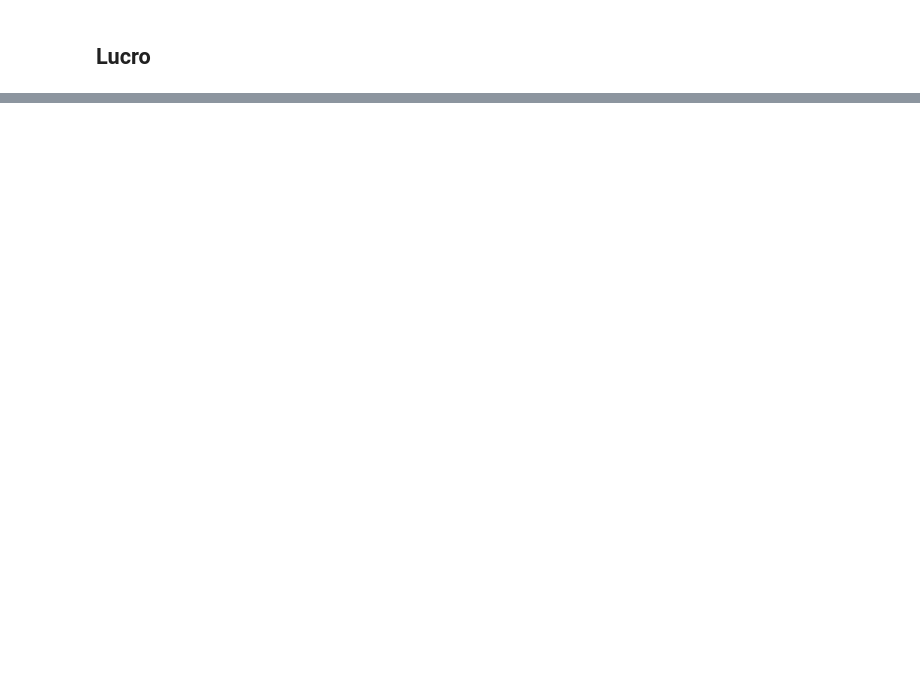
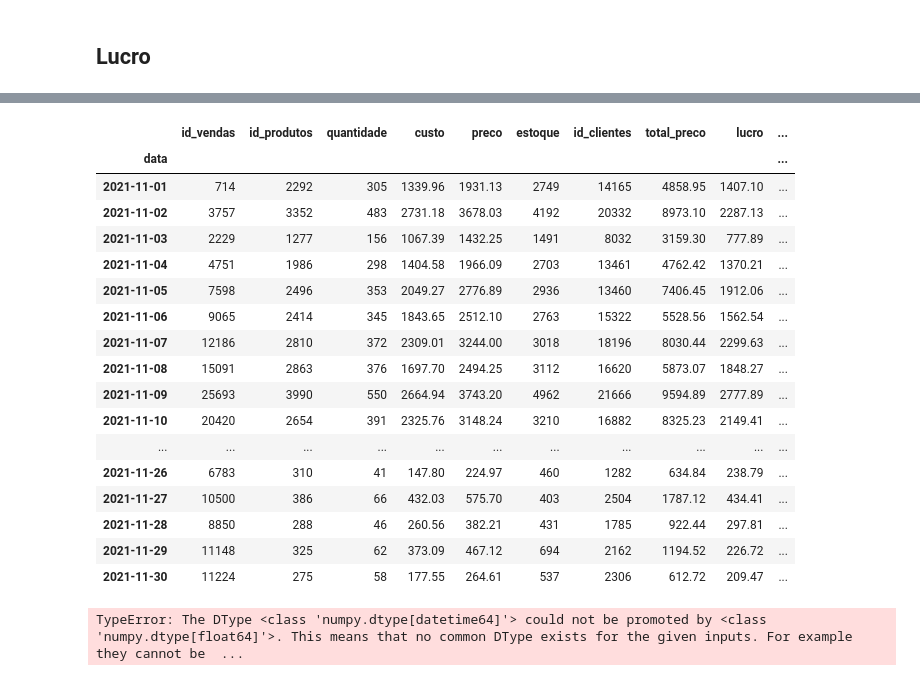
Before and after one commit to BrunoFornaro/A2-LP, a Jupyter notebook: testes_análises-Copy1 (1).ipynb, the cells around one changed output, grey strips where cells are left out. Cells and saved outputs as stored; diff of their text form; code cells hidden in the pictures; blank space fills up the shorter version.

Commit message:
Adicionando gráficos e análises

```diff
--- a/testes_análises-Copy1 (1).ipynb
+++ b/testes_análises-Copy1 (1).ipynb
@@ -414,0 +470,47 @@ fig.show()
+# %%
+venda_produtos_cliente_agrupado_por_dia
+# %% [output]
+|  | id_vendas | id_produtos | quantidade | custo | preco | estoque | id_clientes | total_preco | lucro | ... |
+| data |  |  |  |  |  |  |  |  |  | ... |
+| 2021-11-01 | 714 | 2292 | 305 | 1339.96 | 1931.13 | 2749 | 14165 | 4858.95 | 1407.10 | ... |
+| 2021-11-02 | 3757 | 3352 | 483 | 2731.18 | 3678.03 | 4192 | 20332 | 8973.10 | 2287.13 | ... |
+| 2021-11-03 | 2229 | 1277 | 156 | 1067.39 | 1432.25 | 1491 | 8032 | 3159.30 | 777.89 | ... |
+| 2021-11-04 | 4751 | 1986 | 298 | 1404.58 | 1966.09 | 2703 | 13461 | 4762.42 | 1370.21 | ... |
+| 2021-11-05 | 7598 | 2496 | 353 | 2049.27 | 2776.89 | 2936 | 13460 | 7406.45 | 1912.06 | ... |
+| 2021-11-06 | 9065 | 2414 | 345 | 1843.65 | 2512.10 | 2763 | 15322 | 5528.56 | 1562.54 | ... |
+| 2021-11-07 | 12186 | 2810 | 372 | 2309.01 | 3244.00 | 3018 | 18196 | 8030.44 | 2299.63 | ... |
+| 2021-11-08 | 15091 | 2863 | 376 | 1697.70 | 2494.25 | 3112 | 16620 | 5873.07 | 1848.27 | ... |
+| 2021-11-09 | 25693 | 3990 | 550 | 2664.94 | 3743.20 | 4962 | 21666 | 9594.89 | 2777.89 | ... |
+| 2021-11-10 | 20420 | 2654 | 391 | 2325.76 | 3148.24 | 3210 | 16882 | 8325.23 | 2149.41 | ... |
+| ... | ... | ... | ... | ... | ... | ... | ... | ... | ... | ... |
+| 2021-11-26 | 6783 | 310 | 41 | 147.80 | 224.97 | 460 | 1282 | 634.84 | 238.79 | ... |
+| 2021-11-27 | 10500 | 386 | 66 | 432.03 | 575.70 | 403 | 2504 | 1787.12 | 434.41 | ... |
+| 2021-11-28 | 8850 | 288 | 46 | 260.56 | 382.21 | 431 | 1785 | 922.44 | 297.81 | ... |
+| 2021-11-29 | 11148 | 325 | 62 | 373.09 | 467.12 | 694 | 2162 | 1194.52 | 226.72 | ... |
+| 2021-11-30 | 11224 | 275 | 58 | 177.55 | 264.61 | 537 | 2306 | 612.72 | 209.47 | ... |
+# %%
+from sklearn.preprocessing import MaxAbsScaler
+abs_scaler = MaxAbsScaler()
+
+venda_produtos_cliente_agrupado_por_dia=venda_produtos_cliente.groupby("data").sum().sort_values('data').reset_index()
+venda_produtos_cliente_agrupado_por_dia=venda_produtos_cliente_agrupado_por_dia[["data", "total_preco"]]
+
+#Normalizando os dados
+abs_scaler = MaxAbsScaler()
+abs_scaler.fit(venda_produtos_cliente_agrupado_por_dia)
+abs_scaler.max_abs_
+scaled_data = abs_scaler.transform(venda_produtos_cliente_agrupado_por_dia)
+df_scaled = pd.DataFrame(scaled_data, columns=venda_produtos_cliente_agrupado_por_dia.columns)
+df_scaled.transpose()
+# PLotand o gráfico
+fig = px.line(ganhos_mensais, title="Quantidade consumida e renda diária no mês de novembro")
+fig.update_xaxes(title = 'Data')
+fig.update_yaxes(title = 'Valor')
+fig.show()
+
+fig = px.line(df_scaled, title="Quantidade e renda na mesma escala, no mês de novembro")
+fig.update_xaxes(title = 'Data')
+fig.update_yaxes(title = 'Valor')
+fig.show()
+# %% [output]
+TypeError: The DType <class 'numpy.dtype[datetime64]'> could not be promoted by <class 'numpy.dtype[float64]'>. This means that no common DType exists for the given inputs. For example they cannot be  ...
```
Also changed, not shown: parts of 17 cells of this notebook, 1 other file.
